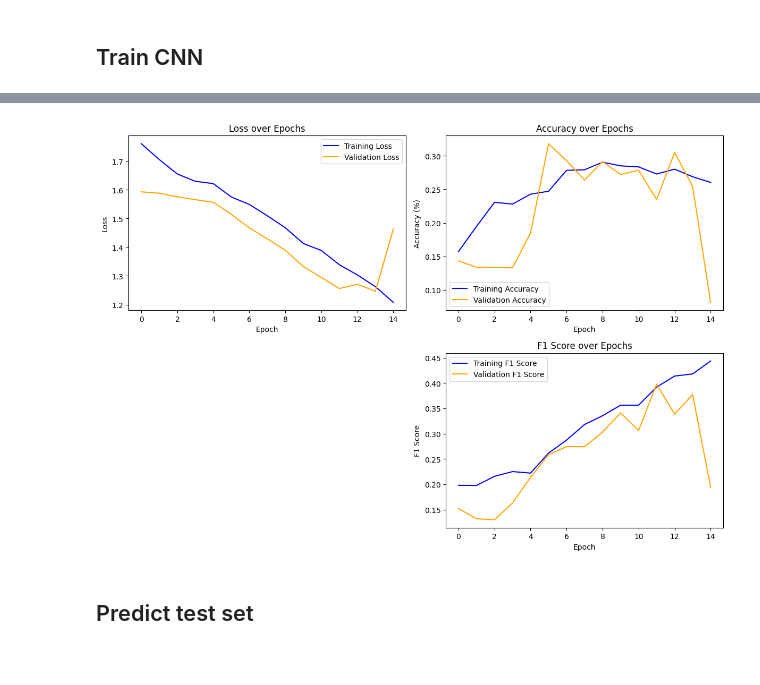
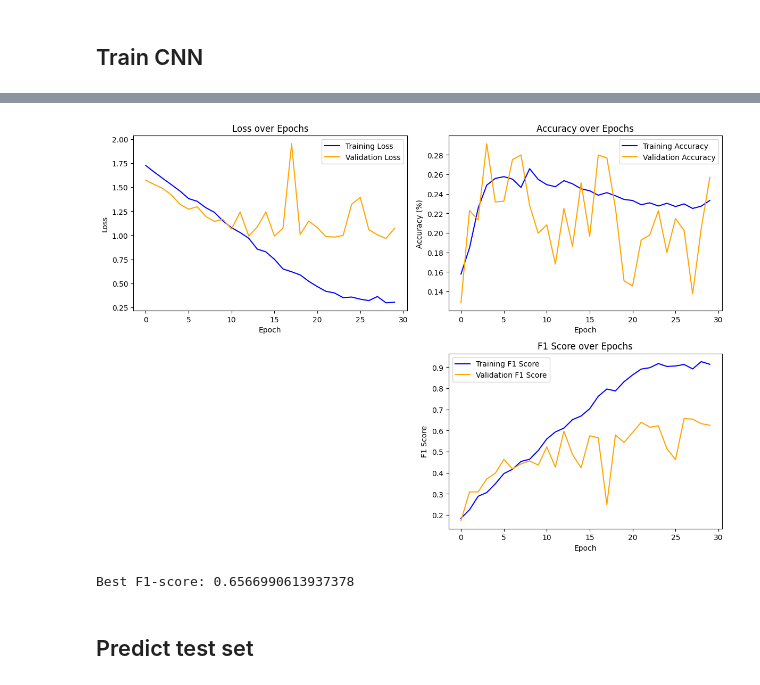
Before and after one commit to Gahtao/DL-Project, a Jupyter notebook: model B/ModelB.ipynb, the cells around one changed output, grey strips where cells are left out. Cells and saved outputs as stored; diff of their text form; code cells hidden in the pictures.

Commit message:
Updating model architecture

```diff
--- a/model B/ModelB.ipynb
+++ b/model B/ModelB.ipynb
@@ -40,9 +40,9 @@ class CustomImageDataset(Dataset):
             label = self.target_transform(label)
         return image, label
 # %%
-val_set = CustomImageDataset("preprocessed/val/specs","preprocessed/val/labels.csv")
-train_set = CustomImageDataset("preprocessed/train/specs", "preprocessed/train/labels.csv")
-test_set = CustomImageDataset("preprocessed/test/specs")
+val_set = CustomImageDataset("preprocessed_no_silence/val/specs","preprocessed_no_silence/val/labels.csv")
+train_set = CustomImageDataset("preprocessed_no_silence/train/specs", "preprocessed_no_silence/train/labels.csv")
+test_set = CustomImageDataset("preprocessed_no_silence/test/specs")
 # %%
 from torch.utils.data import DataLoader
 train_loader = DataLoader(train_set, batch_size=batch_size, shuffle=True, num_workers=4, pin_memory=True)
@@ -133,6 +133,7 @@ class SimpleCNN(nn.Module):
 
         # Third Convolutional Layer
         self.conv3 = nn.Conv2d(in_channels=32, out_channels=64, kernel_size=3, padding=1)
+        self.convRes1 = nn.Conv2d(in_channels=16, out_channels = 64, kernel_size=1)
 
         # Fourth Convolutional Layer
         self.conv4 = nn.Conv2d(in_channels=64, out_channels=128, kernel_size=3, padding=1)
@@ -148,7 +149,7 @@ class SimpleCNN(nn.Module):
         # self.dropout5 = nn.Dropout(self.dropout_prob)
 
         # Fully Connected Layers
-        fc1_in_features = 256 * 8 * 25
+        fc1_in_features = 51200
         self.fc1 = nn.Linear(in_features=fc1_in_features, out_features=256)
         self.bn2 = nn.BatchNorm1d(num_features=256)
         self.fc2 = nn.Linear(in_features=256, out_features=128)
@@ -164,27 +165,38 @@ class SimpleCNN(nn.Module):
 
     def forward(self, x):
         # First Convolutional Block
+
         x = self.conv1(x)
         x = self.bn1(x)
         x = self.relu(x)
         x = self.pool(x)
 
         # Second Convolutional Block
+        res = x
+        # x = self.dropout1(x)
         x = self.conv2(x)
         x = self.relu(x)
         x = self.pool(x)
 
         # Third Convolutional Block
+        # x = self.dropout1(x)
         x = self.conv3(x)
+        # print(x.shape)
+        # print(res.shape)
+        res = self.convRes1(res)
+        # print(res.shape)
+        # x += res
         x = self.relu(x)
         x = self.pool(x)
 
-         # Fourth Convolutional Block
+        # Fourth Convolutional Block
+        # x = self.dropout1(x)
         x = self.conv4(x)
         x = self.relu(x)
         x = self.pool(x)
 
         # Fifth Convolutional Block
+        # x = self.dropout1(x)
         x = self.conv5(x)
         x = self.relu(x)
 
@@ -192,6 +204,7 @@ class SimpleCNN(nn.Module):
         x = x.view(x.size(0), -1)
 
         # Fully Connected Layers
+        # print(x.shape)
         x = self.fc1(x)
         x = self.bn2(x)
         x = self.relu(x)
@@ -206,12 +219,10 @@ class SimpleCNN(nn.Module):
         x = self.bn4(x)
         x = self.relu(x)
         x = self.dropout1(x)
-
         # x = self.fc4(x)
-        # x = self.relu(x)
+        # x = self.relu(x)ze 3325952
         # x = self.dropout4(x)
 
-        x = self.dropout1(x)
         x = self.fc6(x)
 
         # x = self.fc5(x)
@@ -242,6 +253,9 @@ def train_model(model, train_loader, val_loader, epochs, criterion, optimizer):
     val_f1_scores = []
 
     metric = AUC(n_tasks=16)
+
+    best_f1 = 0.0
+    best_weights = model.state_dict()
 
     # Loop over epochs
     for epoch in range(epochs):
@@ -395,6 +409,9 @@ def train_model(model, train_loader, val_loader, epochs, criterion, optimizer):
 
         # Calculate weighted F1 score for training
         val_f1 = multiclass_f1_score(torch.stack(all_val_preds), torch.stack(all_val_labels).argmax(1), average='weighted', num_classes=5)
+        if val_f1 > best_f1:
+            best_weights = model.state_dict()
+            best_f1 = val_f1
         val_f1_scores.append(val_f1.item())
 
         # print(type(avg_train_loss), avg_train_loss)
@@ -454,7 +471,8 @@ def train_model(model, train_loader, val_loader, epochs, criterion, optimizer):
     plt.tight_layout()
     plt.show()
 
-
+    model.load_state_dict(best_weights)
+    print(f"Best F1-score: {best_f1}")
     return val_losses
 # %% [markdown]
 ## Train CNN
@@ -464,15 +482,14 @@ from torcheval.metrics.aggregation.auc import AUC
 # Setting Hyperparameters and Training the Model
 
 # Number of training epochs
-epochs = 15
-
+epochs = 30
 # Create an instance of the SimpleCNN model and move it to the specified device (GPU if available)
 model = SimpleCNN().to(device)
 
 # Define the loss criterion (CrossEntropyLoss) and the optimizer (Adam) for training the model
 weights = torch.tensor([0.17768543*5, 0.1938815*5, 0.20993698*5, 0.14523569*5, 0.2732604*5]).to(device) # Weighted based on data availability (see 1 Data Analysis.ipynb)
 criterion = nn.CrossEntropyLoss(weight=weights)
-optimizer = optim.Adam(model.parameters(), lr=0.0005)
+optimizer = optim.Adam(model.parameters(), lr=0.0001)
 
 # Train the model using the defined training function
 val_losses_simple = train_model(model, train_loader, val_loader, epochs, criterion, optimizer)
@@ -495,4 +514,5 @@ Epoch [15/15], Train - loss: 1.2077, acc: 26.03%, AUC: 0.506, F1: 0.444; Validat
-[figure, old version]
+[figure, new version]
+Best F1-score: 0.6566990613937378
 # %% [markdown]
 ## Predict test set
 # %%
```
Also changed, not shown: parts of 4 cells of this notebook, 1 other file.
